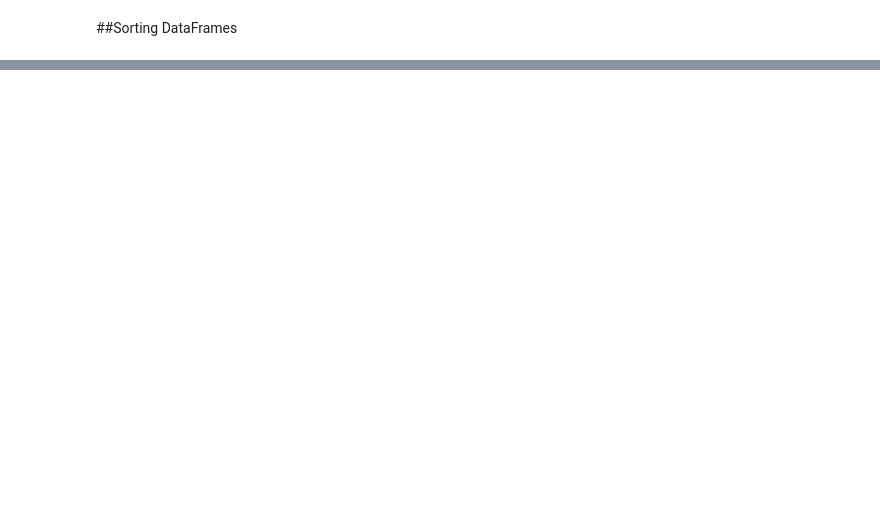
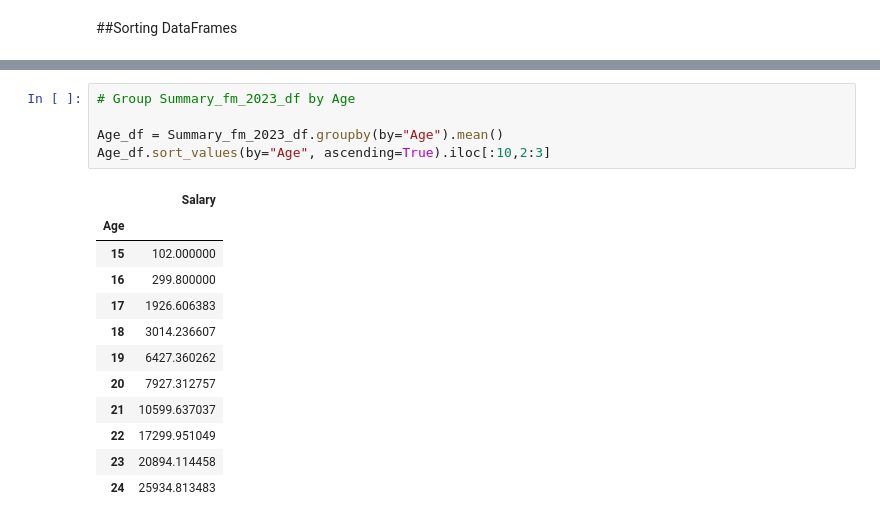
Before and after one commit to RobertCurley/UCDPA_RobertCurley, a Jupyter notebook: UCDPA_RobertCurley.ipynb, the cells around one changed output, grey strips where cells are left out. Drawn from its saved outputs; the diff is of its cells as text; blank space fills up the shorter version.

```diff
--- a/UCDPA_RobertCurley.ipynb
+++ b/UCDPA_RobertCurley.ipynb
@@ -251,0 +289,18 @@ scoring_fm_2023_df.sort_values(by='Finishing', ascending=False).iloc[:6,:]
+# %%
+# Group Summary_fm_2023_df by Age
+
+Age_df = Summary_fm_2023_df.groupby(by="Age").mean()
+Age_df.sort_values(by="Age", ascending=True).iloc[:10,2:3]
+# %% [output]
+|  | Salary |
+| Age |  |
+| 15 | 102.000000 |
+| 16 | 299.800000 |
+| 17 | 1926.606383 |
+| 18 | 3014.236607 |
+| 19 | 6427.360262 |
+| 20 | 7927.312757 |
+| 21 | 10599.637037 |
+| 22 | 17299.951049 |
+| 23 | 20894.114458 |
+| 24 | 25934.813483 |
```
Also changed, not shown: parts of 15 cells of this notebook.
